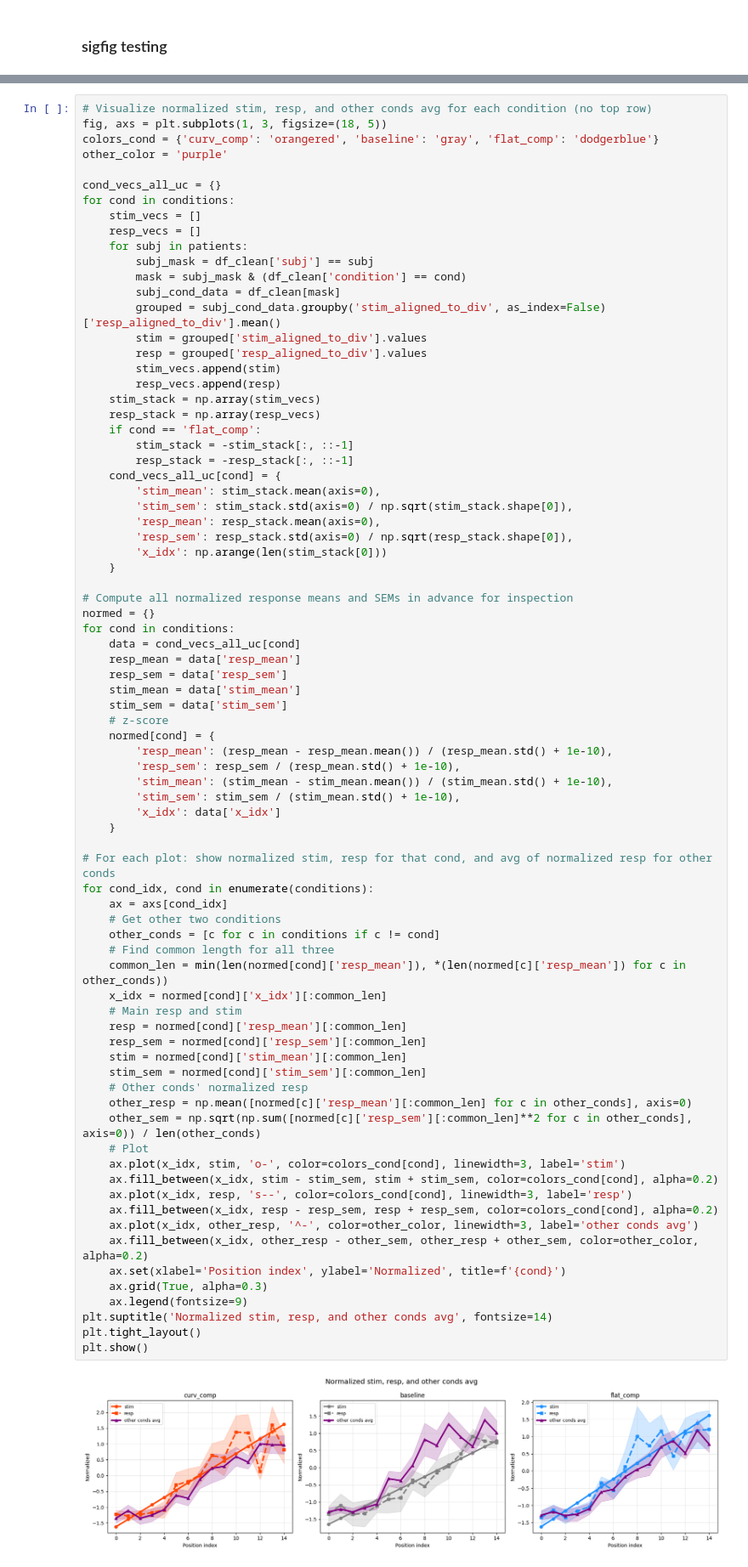
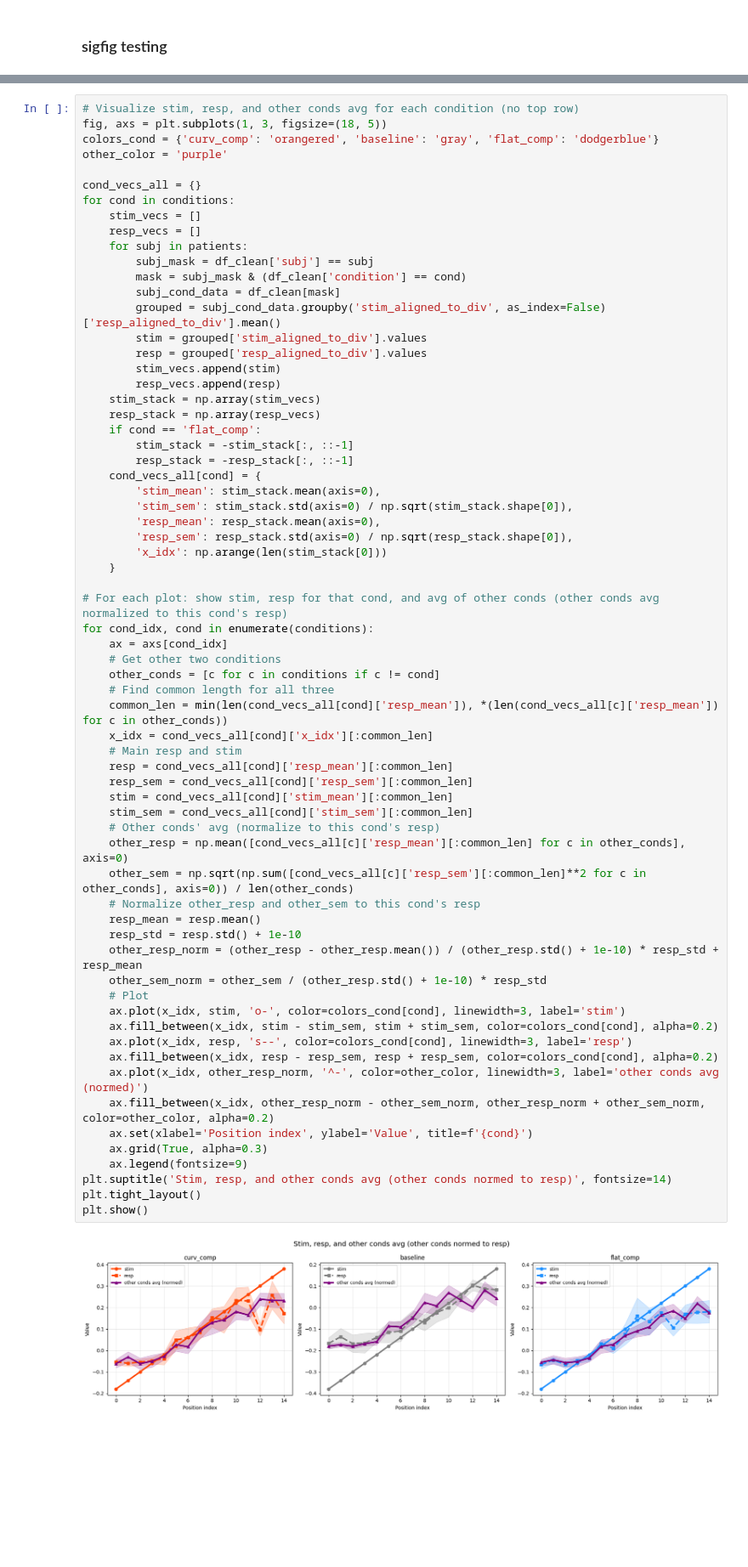
Before and after one commit to siyer7/asymmetry_design, a Jupyter notebook: code/python/beh_boundary.ipynb, the cells around one changed output, grey strips where cells are left out. Shown at 85% size. Cells and saved outputs as stored; diff of their text form; blank space fills up the shorter version.

```diff
--- a/code/python/beh_boundary.ipynb
+++ b/code/python/beh_boundary.ipynb
@@ -368,10 +363,10 @@ MSE (completely unclipped, flat_comp flipped+reversed, normalized pairwise):
 # %%
-# Visualize normalized stim, resp, and other conds avg for each condition (no top row)
+# Visualize stim, resp, and other conds avg for each condition (no top row)
 fig, axs = plt.subplots(1, 3, figsize=(18, 5))
 colors_cond = {'curv_comp': 'orangered', 'baseline': 'gray', 'flat_comp': 'dodgerblue'}
 other_color = 'purple'
 
-cond_vecs_all_uc = {}
+cond_vecs_all = {}
 for cond in conditions:
     stim_vecs = []
     resp_vecs = []
@@ -385,63 +380,51 @@ for cond in conditions:
         stim_vecs.append(stim)
         resp_vecs.append(resp)
     stim_stack = np.array(stim_vecs)
     resp_stack = np.array(resp_vecs)
     if cond == 'flat_comp':
         stim_stack = -stim_stack[:, ::-1]
         resp_stack = -resp_stack[:, ::-1]
-    cond_vecs_all_uc[cond] = {
+    cond_vecs_all[cond] = {
         'stim_mean': stim_stack.mean(axis=0),
         'stim_sem': stim_stack.std(axis=0) / np.sqrt(stim_stack.shape[0]),
         'resp_mean': resp_stack.mean(axis=0),
         'resp_sem': resp_stack.std(axis=0) / np.sqrt(resp_stack.shape[0]),
         'x_idx': np.arange(len(stim_stack[0]))
     }
 
-# Compute all normalized response means and SEMs in advance for inspection
-normed = {}
-for cond in conditions:
-    data = cond_vecs_all_uc[cond]
-    resp_mean = data['resp_mean']
-    resp_sem = data['resp_sem']
-    stim_mean = data['stim_mean']
-    stim_sem = data['stim_sem']
-    # z-score
-    normed[cond] = {
-        'resp_mean': (resp_mean - resp_mean.mean()) / (resp_mean.std() + 1e-10),
-        'resp_sem': resp_sem / (resp_mean.std() + 1e-10),
-        'stim_mean': (stim_mean - stim_mean.mean()) / (stim_mean.std() + 1e-10),
-        'stim_sem': stim_sem / (stim_mean.std() + 1e-10),
-        'x_idx': data['x_idx']
-    }
-
-# For each plot: show normalized stim, resp for that cond, and avg of normalized resp for other conds
+# For each plot: show stim, resp for that cond, and avg of other conds (other conds avg normalized to this cond's resp)
 for cond_idx, cond in enumerate(conditions):
     ax = axs[cond_idx]
     # Get other two conditions
     other_conds = [c for c in conditions if c != cond]
     # Find common length for all three
-    common_len = min(len(normed[cond]['resp_mean']), *(len(normed[c]['resp_mean']) for c in other_conds))
-    x_idx = normed[cond]['x_idx'][:common_len]
+    common_len = min(len(cond_vecs_all[cond]['resp_mean']), *(len(cond_vecs_all[c]['resp_mean']) for c in other_conds))
+    x_idx = cond_vecs_all[cond]['x_idx'][:common_len]
     # Main resp and stim
-    resp = normed[cond]['resp_mean'][:common_len]
-    resp_sem = normed[cond]['resp_sem'][:common_len]
-    stim = normed[cond]['stim_mean'][:common_len]
-    stim_sem = normed[cond]['stim_sem'][:common_len]
-    # Other conds' normalized resp
-    other_resp = np.mean([normed[c]['resp_mean'][:common_len] for c in other_conds], axis=0)
-    other_sem = np.sqrt(np.sum([normed[c]['resp_sem'][:common_len]**2 for c in other_conds], axis=0)) / len(other_conds)
+    resp = cond_vecs_all[cond]['resp_mean'][:common_len]
+    resp_sem = cond_vecs_all[cond]['resp_sem'][:common_len]
+    stim = cond_vecs_all[cond]['stim_mean'][:common_len]
+    stim_sem = cond_vecs_all[cond]['stim_sem'][:common_len]
+    # Other conds' avg (normalize to this cond's resp)
+    other_resp = np.mean([cond_vecs_all[c]['resp_mean'][:common_len] for c in other_conds], axis=0)
+    other_sem = np.sqrt(np.sum([cond_vecs_all[c]['resp_sem'][:common_len]**2 for c in other_conds], axis=0)) / len(other_conds)
+    # Normalize other_resp and other_sem to this cond's resp
+    resp_mean = resp.mean()
+    resp_std = resp.std() + 1e-10
+    other_resp_norm = (other_resp - other_resp.mean()) / (other_resp.std() + 1e-10) * resp_std + resp_mean
+    other_sem_norm = other_sem / (other_resp.std() + 1e-10) * resp_std
     # Plot
     ax.plot(x_idx, stim, 'o-', color=colors_cond[cond], linewidth=3, label='stim')
     ax.fill_between(x_idx, stim - stim_sem, stim + stim_sem, color=colors_cond[cond], alpha=0.2)
     ax.plot(x_idx, resp, 's--', color=colors_cond[cond], linewidth=3, label='resp')
     ax.fill_between(x_idx, resp - resp_sem, resp + resp_sem, color=colors_cond[cond], alpha=0.2)
-    ax.plot(x_idx, other_resp, '^-', color=other_color, linewidth=3, label='other conds avg')
-    ax.fill_between(x_idx, other_resp - other_sem, other_resp + other_sem, color=other_color, alpha=0.2)
-    ax.set(xlabel='Position index', ylabel='Normalized', title=f'{cond}')
+    ax.plot(x_idx, other_resp_norm, '^-', color=other_color, linewidth=3, label='other conds avg (normed)')
+    ax.fill_between(x_idx, other_resp_norm - other_sem_norm, other_resp_norm + other_sem_norm, color=other_color, alpha=0.2)
+    ax.set(xlabel='Position index', ylabel='Value', title=f'{cond}')
     ax.grid(True, alpha=0.3)
     ax.legend(fontsize=9)
-plt.suptitle('Normalized stim, resp, and other conds avg', fontsize=14)
+plt.suptitle('Stim, resp, and other conds avg (other conds normed to resp)', fontsize=14)
 plt.tight_layout()
 plt.show()
 # %% [output]
-[figure, old version]
+[figure, new version]
```
Also changed, not shown: parts of 8 cells of this notebook.
